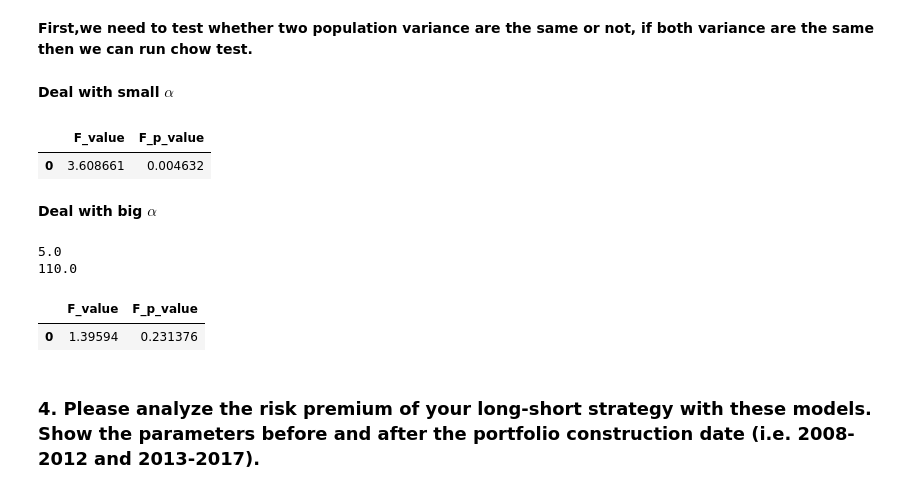
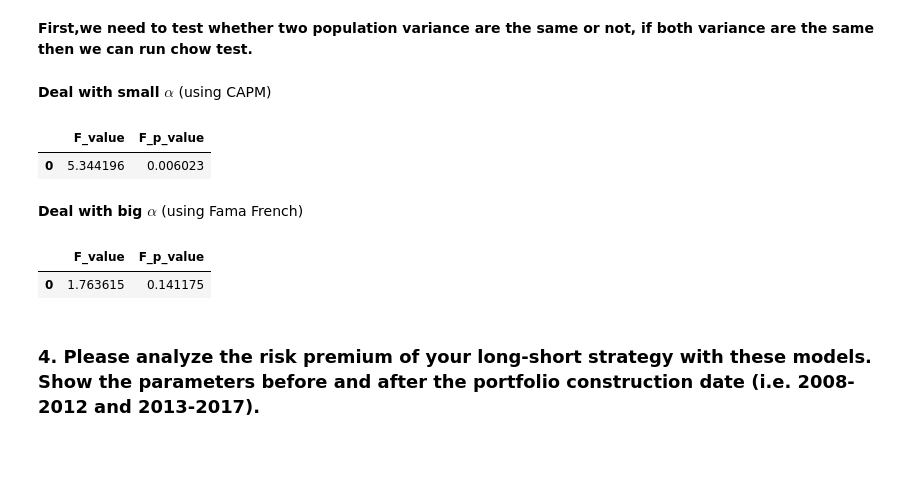
Before and after one commit to Andy-Liu66/2018NCCU-Econometrics, a Jupyter notebook: Homework 2/Homework 2.ipynb, the cells around one changed output. Cells and saved outputs as stored; diff of their text form; code cells hidden in the pictures; blank space fills up the shorter version.

```diff
--- a/Homework 2/Homework 2.ipynb
+++ b/Homework 2/Homework 2.ipynb
@@ -321,37 +315,34 @@ f_test(CAPM_big_alpha_early, Carhart_big_alpha_early)
 # %% [markdown]
 **First,we need to test whether two population variance are the same or not, if both variance are the same then we can run chow test.**
 # %% [markdown]
-**Deal with small $\alpha$**
+**Deal with small $\alpha$** (using CAPM)
 # %%
 # prepare data (select data between 2013~2017)
 small_alpha_return_later = small_alpha_return.iloc[-60:, ]
 
 small_alpha_return_early = small_alpha_return_early.copy()
 small_alpha_return_early["D"] = 1
 
 small_alpha_return_later = small_alpha_return_later.copy()
 small_alpha_return_later["D"] = 0
 
 small_alpha_return = pd.concat([small_alpha_return_early, small_alpha_return_later])
 small_alpha_return["DMKTRF"] = small_alpha_return["MKTRF"] * small_alpha_return["D"]
-small_alpha_return["DSMB"] = small_alpha_return["SMB"] * small_alpha_return["D"]
-small_alpha_return["DHML"] = small_alpha_return["HML"] * small_alpha_return["D"]
-small_alpha_return["DUMD"] = small_alpha_return["UMD"] * small_alpha_return["D"]
 
 # run regression
-small_alpha = run_regression(small_alpha_return[["MKTRF", "SMB", "HML", "UMD"]],
+small_alpha = run_regression(small_alpha_return[["MKTRF"]],
                              small_alpha_return["RIRF"])
 
-small_alpha_dummy = run_regression(small_alpha_return[["D", "MKTRF", "SMB", "HML", "UMD", "DMKTRF", "DSMB", "DHML", "DUMD"]],
+small_alpha_dummy = run_regression(small_alpha_return[["D", "MKTRF", "DMKTRF"]],
                                    small_alpha_return["RIRF"])
 
 # run f test
 f_test(small_alpha, small_alpha_dummy)
 # %% [output]
 |  | F_value | F_p_value |
-| 0 | 3.608661 | 0.004632 |
+| 0 | 5.344196 | 0.006023 |
 # %% [markdown]
-**Deal with big $\alpha$**
+**Deal with big $\alpha$** (using Fama French)
 # %%
 # prepare data (select data between 2013~2017)
 big_alpha_return_later = big_alpha_return.iloc[-60:, ]
@@ -366,22 +357,19 @@ big_alpha_return = pd.concat([big_alpha_return_early, big_alpha_return_later])
 big_alpha_return["DMKTRF"] = big_alpha_return["MKTRF"] * big_alpha_return["D"]
 big_alpha_return["DSMB"] = big_alpha_return["SMB"] * big_alpha_return["D"]
 big_alpha_return["DHML"] = big_alpha_return["HML"] * big_alpha_return["D"]
-big_alpha_return["DUMD"] = big_alpha_return["UMD"] * big_alpha_return["D"]
 
 # run regression
-big_alpha = run_regression(big_alpha_return[["MKTRF", "SMB", "HML", "UMD"]],
+big_alpha = run_regression(big_alpha_return[["MKTRF", "SMB", "HML"]],
                            big_alpha_return["RIRF"])
 
-big_alpha_dummy = run_regression(big_alpha_return[["D", "MKTRF", "SMB", "HML", "UMD", "DMKTRF", "DSMB", "DHML", "DUMD"]],
+big_alpha_dummy = run_regression(big_alpha_return[["D", "MKTRF", "SMB", "HML", "DMKTRF", "DSMB", "DHML"]],
                                  big_alpha_return["RIRF"])
 
 # run f test
 f_test(big_alpha, big_alpha_dummy)
 # %% [output]
-5.0
-110.0
 |  | F_value | F_p_value |
-| 0 | 1.39594 | 0.231376 |
+| 0 | 1.763615 | 0.141175 |
 # %% [markdown]
 ### 4. Please analyze the risk premium of your long-short strategy with these models. Show the parameters before and after the portfolio construction date (i.e. 2008-2012 and 2013-2017).
 # %%
```
Also changed, not shown: parts of 40 cells of this notebook.
